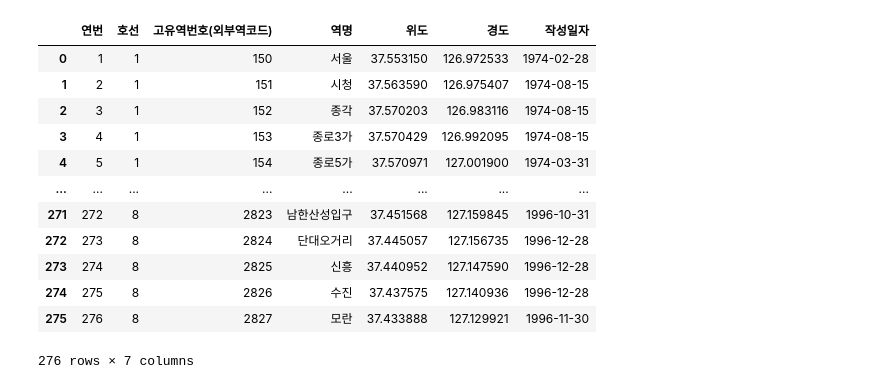
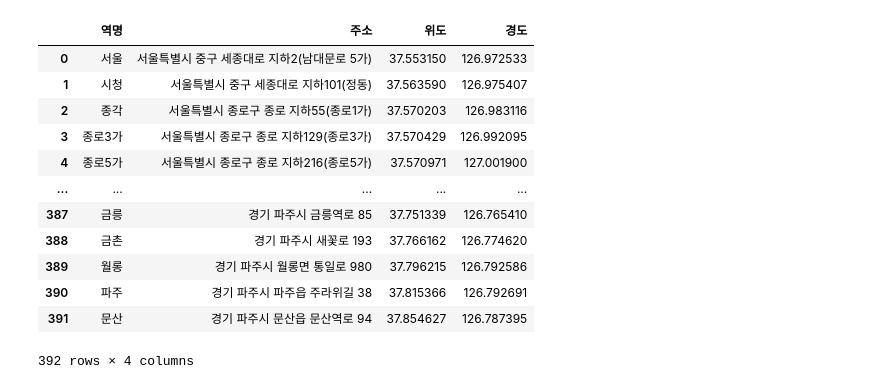
Before and after one commit to addinedu-ros-10th/eda-repo-2, a Jupyter notebook: src/subway_address_map.ipynb, the cells around one changed output. Cells and saved outputs as stored; diff of their text form; code cells hidden in the pictures.

Commit message:
update subway_address_map

```diff
--- a/src/subway_address_map.ipynb
+++ b/src/subway_address_map.ipynb
@@ -73,22 +30,22 @@ Index: []
 # %%
 import pandas as pd
 
-data_address_latlng = pd.read_csv("../data/지하철_1_8호선 역주소(위경도) 좌표 정보.csv", encoding = 'euc-kr')
+data_address_latlng = pd.read_csv("../data/지하철_주소_위경도_통합_all.csv", encoding = 'euc-kr')
 data_address_latlng
 # %% [output]
-|  | 연번 | 호선 | 고유역번호(외부역코드) | 역명 | 위도 | 경도 | 작성일자 |
-| 0 | 1 | 1 | 150 | 서울 | 37.553150 | 126.972533 | 1974-02-28 |
-| 1 | 2 | 1 | 151 | 시청 | 37.563590 | 126.975407 | 1974-08-15 |
-| 2 | 3 | 1 | 152 | 종각 | 37.570203 | 126.983116 | 1974-08-15 |
-| 3 | 4 | 1 | 153 | 종로3가 | 37.570429 | 126.992095 | 1974-08-15 |
-| 4 | 5 | 1 | 154 | 종로5가 | 37.570971 | 127.001900 | 1974-03-31 |
-| ... | ... | ... | ... | ... | ... | ... | ... |
-| 271 | 272 | 8 | 2823 | 남한산성입구 | 37.451568 | 127.159845 | 1996-10-31 |
-| 272 | 273 | 8 | 2824 | 단대오거리 | 37.445057 | 127.156735 | 1996-12-28 |
-| 273 | 274 | 8 | 2825 | 신흥 | 37.440952 | 127.147590 | 1996-12-28 |
-| 274 | 275 | 8 | 2826 | 수진 | 37.437575 | 127.140936 | 1996-12-28 |
-| 275 | 276 | 8 | 2827 | 모란 | 37.433888 | 127.129921 | 1996-11-30 |
+|  | 역명 | 주소 | 위도 | 경도 |
+| 0 | 서울 | 서울특별시 중구 세종대로 지하2(남대문로 5가) | 37.553150 | 126.972533 |
+| 1 | 시청 | 서울특별시 중구 세종대로 지하101(정동) | 37.563590 | 126.975407 |
+| 2 | 종각 | 서울특별시 종로구 종로 지하55(종로1가) | 37.570203 | 126.983116 |
+| 3 | 종로3가 | 서울특별시 종로구 종로 지하129(종로3가) | 37.570429 | 126.992095 |
+| 4 | 종로5가 | 서울특별시 종로구 종로 지하216(종로5가) | 37.570971 | 127.001900 |
+| ... | ... | ... | ... | ... |
+| 387 | 금릉 | 경기 파주시 금릉역로 85 | 37.751339 | 126.765410 |
+| 388 | 금촌 | 경기 파주시 새꽃로 193 | 37.766162 | 126.774620 |
+| 389 | 월롱 | 경기 파주시 월롱면 통일로 980 | 37.796215 | 126.792586 |
+| 390 | 파주 | 경기 파주시 파주읍 주라위길 38 | 37.815366 | 126.792691 |
+| 391 | 문산 | 경기 파주시 문산읍 문산역로 94 | 37.854627 | 126.787395 |
-276 rows × 7 columns
+392 rows × 4 columns
 # %%
 import folium
 import pandas as pd
```
Also changed, not shown: parts of 18 cells of this notebook.
